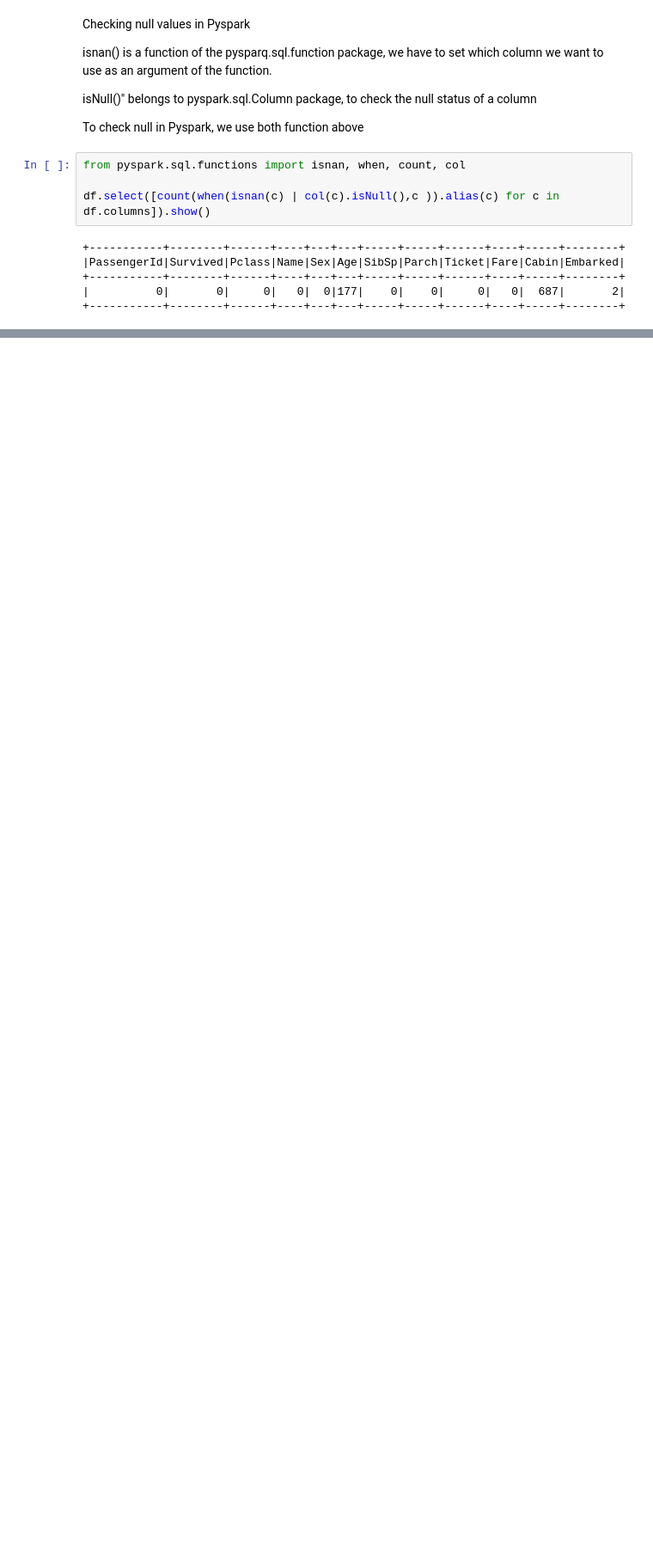
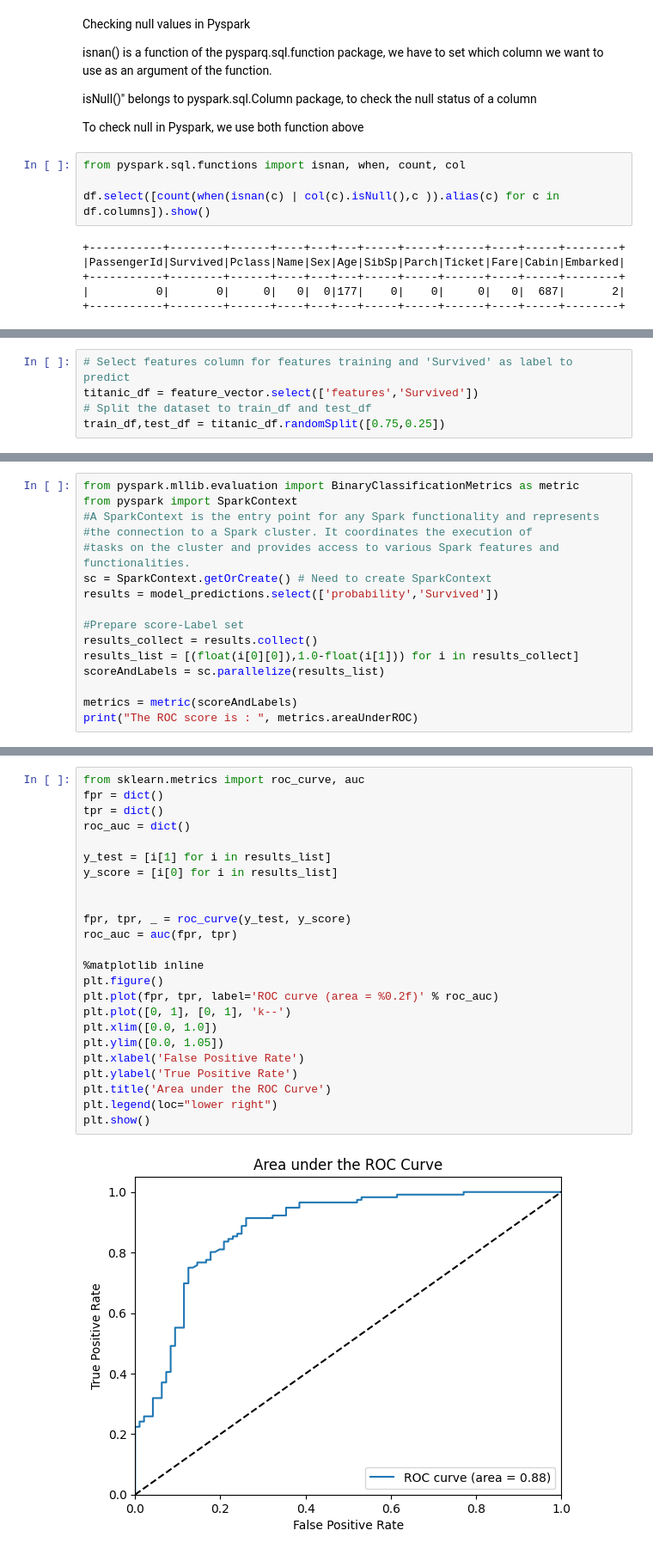
Before and after one commit to amirshq/Classification-model-in-Pyspark-Titanica-Data-, a Jupyter notebook: 1 - Classification model in Pyspark (Titanica Data).ipynb, the cells around one changed output, grey strips where cells are left out. Shown: that part at 86% size. Drawn from its saved outputs; the diff is of its cells as text; blank space fills up the shorter version.

```diff
--- a/1 - Classification model in Pyspark (Titanica Data).ipynb
+++ b/1 - Classification model in Pyspark (Titanica Data).ipynb
@@ -94,0 +222,5 @@ df.select([count(when(isnan(c) | col(c).isNull(),c )).alias(c) for c in df.colum
+# %%
+# Select features column for features training and 'Survived' as label to predict
+titanic_df = feature_vector.select(['features','Survived'])
+# Split the dataset to train_df and test_df
+train_df,test_df = titanic_df.randomSplit([0.75,0.25])
@@ -94,0 +270,16 @@ df.select([count(when(isnan(c) | col(c).isNull(),c )).alias(c) for c in df.colum
+# %%
+from pyspark.mllib.evaluation import BinaryClassificationMetrics as metric
+from pyspark import SparkContext
+#A SparkContext is the entry point for any Spark functionality and represents
+#the connection to a Spark cluster. It coordinates the execution of
+#tasks on the cluster and provides access to various Spark features and functionalities.
+sc = SparkContext.getOrCreate() # Need to create SparkContext
+results = model_predictions.select(['probability','Survived'])
+
+#Prepare score-Label set
+results_collect = results.collect()
+results_list = [(float(i[0][0]),1.0-float(i[1])) for i in results_collect]
+scoreAndLabels = sc.parallelize(results_list)
+
+metrics = metric(scoreAndLabels)
+print("The ROC score is : ", metrics.areaUnderROC)
@@ -94,0 +290,26 @@ df.select([count(when(isnan(c) | col(c).isNull(),c )).alias(c) for c in df.colum
+# %%
+from sklearn.metrics import roc_curve, auc
+fpr = dict()
+tpr = dict()
+roc_auc = dict()
+
+y_test = [i[1] for i in results_list]
+y_score = [i[0] for i in results_list]
+
+
+fpr, tpr, _ = roc_curve(y_test, y_score)
+roc_auc = auc(fpr, tpr)
+
+%matplotlib inline
+plt.figure()
+plt.plot(fpr, tpr, label='ROC curve (area = %0.2f)' % roc_auc)
+plt.plot([0, 1], [0, 1], 'k--')
+plt.xlim([0.0, 1.0])
+plt.ylim([0.0, 1.05])
+plt.xlabel('False Positive Rate')
+plt.ylabel('True Positive Rate')
+plt.title('Area under the ROC Curve')
+plt.legend(loc="lower right")
+plt.show()
+# %% [output]
+[figure, added]
```
Also changed, not shown: parts of 24 cells of this notebook.
